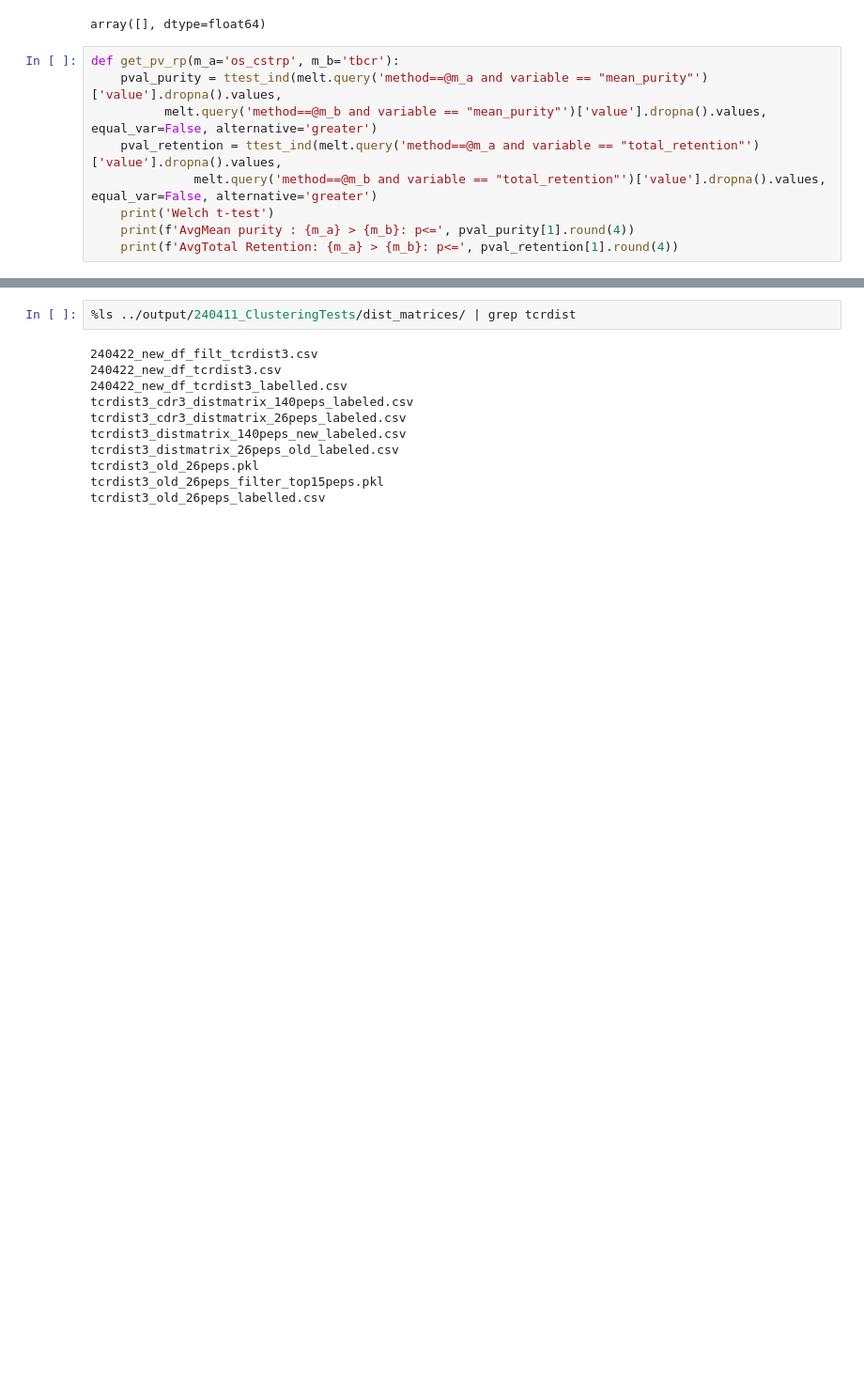
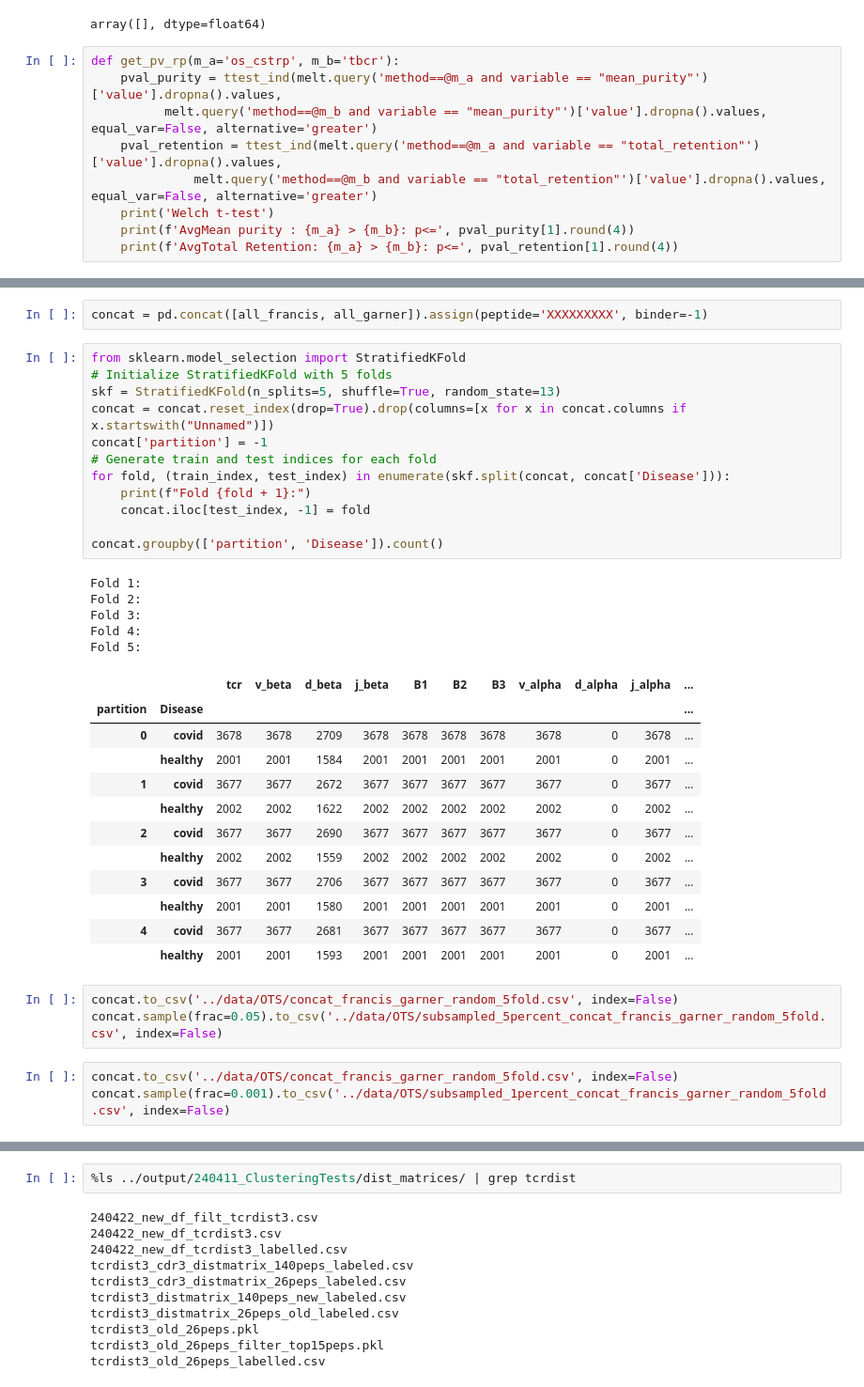
Before and after one commit to richieYT-wan/tclustr, a Jupyter notebook: notebooks/240819_PatientData.ipynb, the cells around one changed output, grey strips where cells are left out. Shown at 94% size. Cells and saved outputs as stored; diff of their text form; blank space fills up the shorter version.

```diff
--- a/notebooks/240819_PatientData.ipynb
+++ b/notebooks/240819_PatientData.ipynb
@@ -1950,0 +1984,38 @@ AP: 0.17974
+# %%
+concat = pd.concat([all_francis, all_garner]).assign(peptide='XXXXXXXXX', binder=-1)
+# %%
+from sklearn.model_selection import StratifiedKFold
+# Initialize StratifiedKFold with 5 folds
+skf = StratifiedKFold(n_splits=5, shuffle=True, random_state=13)
+concat = concat.reset_index(drop=True).drop(columns=[x for x in concat.columns if x.startswith("Unnamed")])
+concat['partition'] = -1
+# Generate train and test indices for each fold
+for fold, (train_index, test_index) in enumerate(skf.split(concat, concat['Disease'])):
+    print(f"Fold {fold + 1}:")
+    concat.iloc[test_index, -1] = fold
+
+concat.groupby(['partition', 'Disease']).count()
+# %% [output]
+Fold 1:
+Fold 2:
+Fold 3:
+Fold 4:
+Fold 5:
+|  |  | tcr | v_beta | d_beta | j_beta | B1 | B2 | B3 | v_alpha | d_alpha | j_alpha | ... |
+| partition | Disease |  |  |  |  |  |  |  |  |  |  | ... |
+| 0 | covid | 3678 | 3678 | 2709 | 3678 | 3678 | 3678 | 3678 | 3678 | 0 | 3678 | ... |
+|  | healthy | 2001 | 2001 | 1584 | 2001 | 2001 | 2001 | 2001 | 2001 | 0 | 2001 | ... |
+| 1 | covid | 3677 | 3677 | 2672 | 3677 | 3677 | 3677 | 3677 | 3677 | 0 | 3677 | ... |
+|  | healthy | 2002 | 2002 | 1622 | 2002 | 2002 | 2002 | 2002 | 2002 | 0 | 2002 | ... |
+| 2 | covid | 3677 | 3677 | 2690 | 3677 | 3677 | 3677 | 3677 | 3677 | 0 | 3677 | ... |
+|  | healthy | 2002 | 2002 | 1559 | 2002 | 2002 | 2002 | 2002 | 2002 | 0 | 2002 | ... |
+| 3 | covid | 3677 | 3677 | 2706 | 3677 | 3677 | 3677 | 3677 | 3677 | 0 | 3677 | ... |
+|  | healthy | 2001 | 2001 | 1580 | 2001 | 2001 | 2001 | 2001 | 2001 | 0 | 2001 | ... |
+| 4 | covid | 3677 | 3677 | 2681 | 3677 | 3677 | 3677 | 3677 | 3677 | 0 | 3677 | ... |
+|  | healthy | 2001 | 2001 | 1593 | 2001 | 2001 | 2001 | 2001 | 2001 | 0 | 2001 | ... |
+# %%
+concat.to_csv('../data/OTS/concat_francis_garner_random_5fold.csv', index=False)
+concat.sample(frac=0.05).to_csv('../data/OTS/subsampled_5percent_concat_francis_garner_random_5fold.csv', index=False)
+# %%
+concat.to_csv('../data/OTS/concat_francis_garner_random_5fold.csv', index=False)
+concat.sample(frac=0.001).to_csv('../data/OTS/subsampled_1percent_concat_francis_garner_random_5fold.csv', index=False)
```
Also changed, not shown: parts of 28 cells of this notebook, 56 other files.
